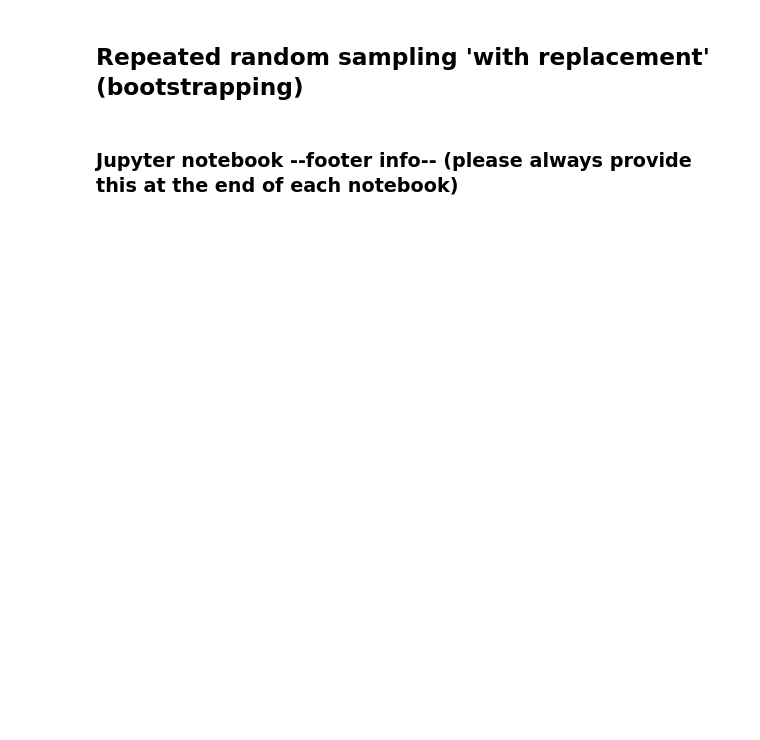
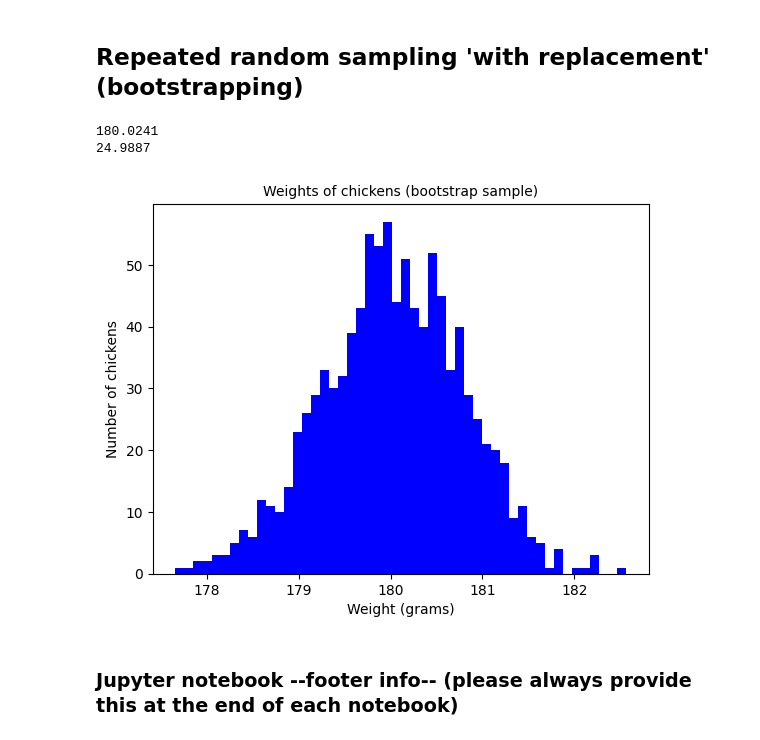
Before and after one commit to mario-gellrich-zhaw/data_analytics, a Jupyter notebook: Week_06/population_and_samples.ipynb, the cells around one changed output. Cells and saved outputs as stored; diff of their text form; code cells hidden in the pictures; blank space fills up the shorter version.

```diff
--- a/Week_06/population_and_samples.ipynb
+++ b/Week_06/population_and_samples.ipynb
@@ -84,34 +103,38 @@ def bootstrap(p_mean= 2800, p_std= 240, num_iter = 5000, sample_size = 200):
     # Setting a seed to restore the random numbers later
     random.seed(42)
 
     # Generate (normally distributed) data
     pop = np.random.normal(loc=p_mean, scale=p_std, size=p_n)
 
     # Create empty lists to save results of iterations
     sample_mean = []
     sample_std  = []
 
     # Loop for iterations
     for i in range(num_iter):
         samp = random.sample(pop.tolist(), sample_size)
         avg = np.mean(samp)
         std = np.std(samp)
         sample_mean.append(avg)
         sample_std.append(std)
 
     # Print mean and sd of bootsstapped distribution
     print(f'{np.mean(sample_mean):.4f}')
     print(f'{np.mean(sample_std):.4f}')
 
     # Plot histogram based on the bootstrapped data
-    plt.hist(sample_mean, bins = 50, color='mediumorchid')
+    plt.hist(sample_mean, bins = 50, color='blue')
     plt.title('Weights of chickens (bootstrap sample)', fontsize=10)
     plt.xlabel('Weight (grams)')
     plt.ylabel('Number of chickens')
     plt.show()
 
 # Function call
 bootstrap(p_mean=180, p_std=25, num_iter = 1000, sample_size = 1000)
+# %% [output]
+180.0241
+24.9887
+[figure, added]
 # %% [markdown]
 ### Jupyter notebook --footer info-- (please always provide this at the end of each notebook)
 # %%
```
Also changed, not shown: parts of 5 cells of this notebook, 3 other files.
